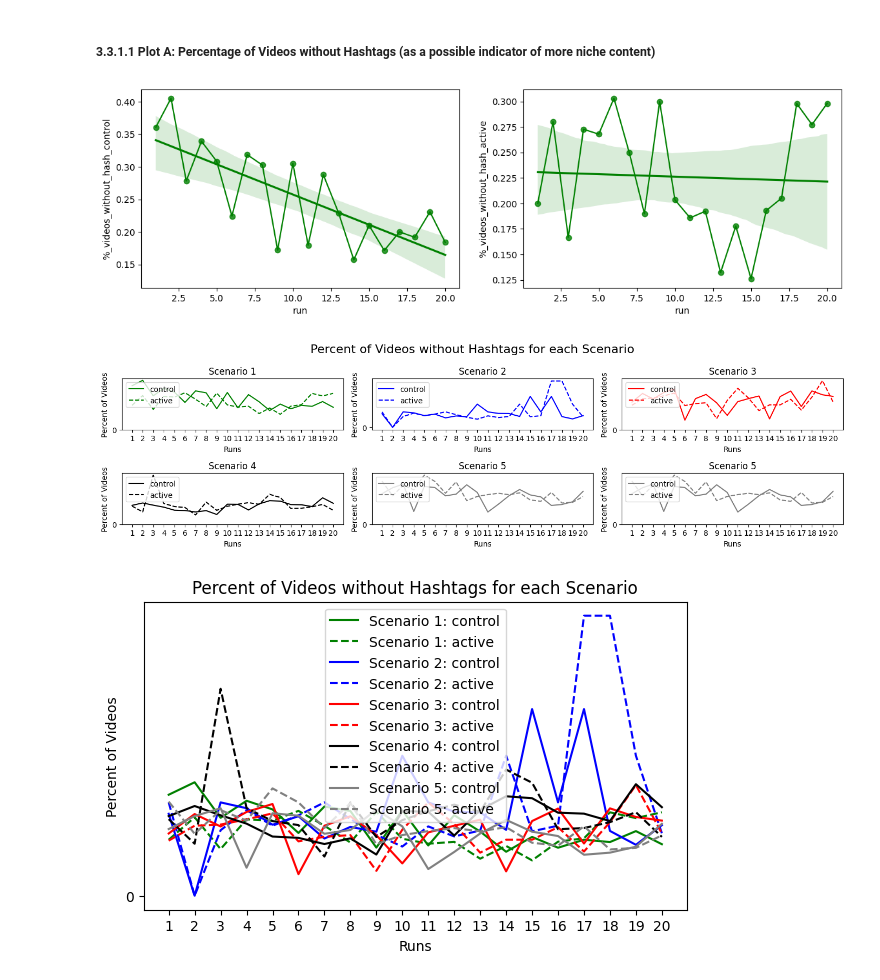
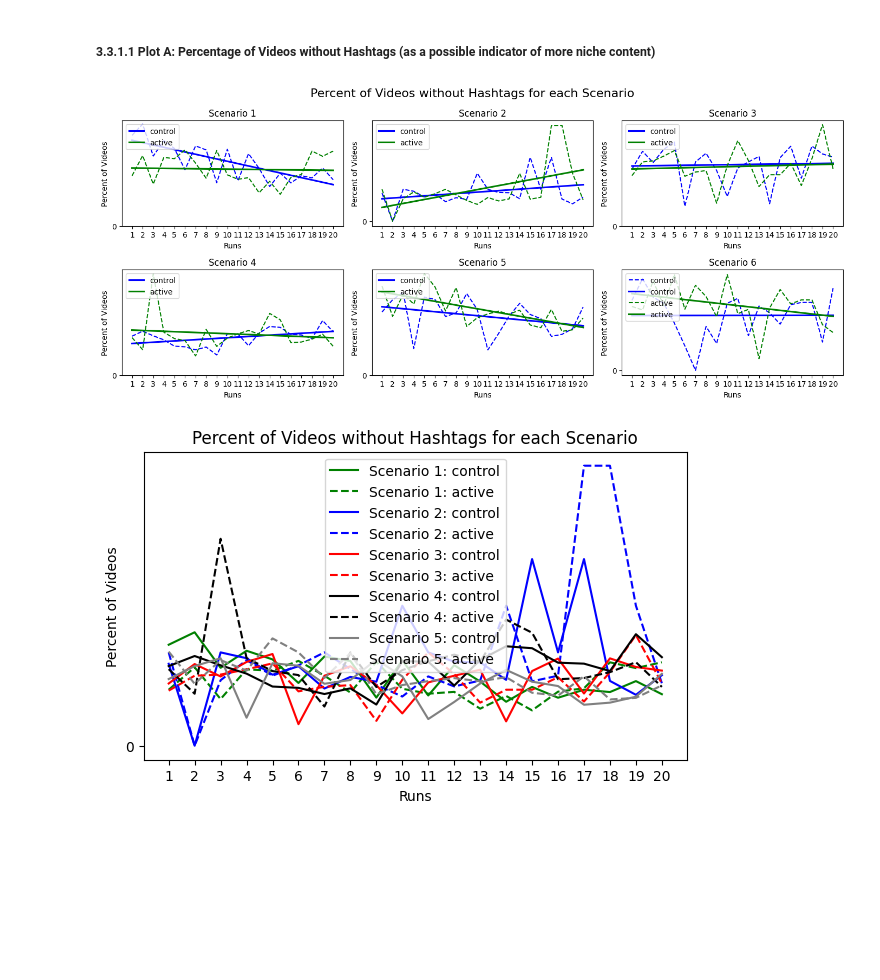
Before and after one commit to mlsmzk/tiktok-like-experiment, a Jupyter notebook: data_analysis/analysis.ipynb, the cells around one changed output. Cells and saved outputs as stored; diff of their text form; code cells hidden in the pictures; blank space fills up the shorter version.

Commit message:
import all data + plots

```diff
--- a/data_analysis/analysis.ipynb
+++ b/data_analysis/analysis.ipynb
@@ -736,9 +745,9 @@ def feed_div(scenario_num):
         elif scenario_num==5:
             control_set = sc5_control_all[sc5_control_all.run==run_num]
             active_set = sc5_active_all[sc5_active_all.run==run_num]
-        #elif scenario_num==6:
-        #    control_set = sc6_control_all[sc6_control_all.run==run_num]
-        #    active_set = sc6_active_all[sc6_active_all.run==run_num]
+        elif scenario_num==6:
+            control_set = sc6_control_all[sc6_control_all.run==run_num]
+            active_set = sc6_active_all[sc6_active_all.run==run_num]
 
         #computing jaccard similarity
         jaccard_hash.append(jaccard_similarity(set(clean_hashtags(control_set)[0]), set(clean_hashtags(active_set)[0]))) #hashtag
@@ -762,63 +771,62 @@ def feed_summary(scenario_num):
 ### 3.3.1 Hashtag Visualizations
 # %% [markdown]
 ##### 3.3.1.1 Plot A: Percentage of Videos without Hashtags (as a possible indicator of more niche content)
-# %%
-fig, axes = plt.subplots(nrows=1, ncols=2, figsize=(14, 4))
-ax1, ax2 = axes.flatten()
-
-ax1.plot(feed_summary(1)["run"], feed_summary(1)["%_videos_without_hash_control"], color='green', linestyle='solid', label="control")
-sns.regplot(x="run", y="%_videos_without_hash_control", data = feed_summary(1), color = 'green', label = "control", ci=None, scatter=None, ax=ax1)
-
-ax2.plot(feed_summary(1)["run"], feed_summary(1)["%_videos_without_hash_active"], color='green', linestyle='solid', label="control")
-sns.regplot(x="run", y="%_videos_without_hash_active", data = feed_summary(1), color = 'green', label = "control", ci=None, scatter=None, ax=ax2)
-
-plt.show()
-# %% [output]
-[figure, removed]
 # %%
-fig, axes = plt.subplots(nrows=2, ncols=3, figsize=(14, 4))
+fig, axes = plt.subplots(nrows=2, ncols=3, figsize=(14, 6))
 ax1, ax2, ax3, ax4, ax5, ax6 = axes.flatten()
 
-ax1.plot(feed_summary(1)["run"], feed_summary(1)["%_videos_without_hash_control"], color='green', linestyle='solid', label="control")
-ax1.regplot(x="run", y="jaccard_hash", data = feed_summary(1), color = 'blue', label = "Hashtag Jaccard Score", ci=None, scatter=None)
-ax1.plot(feed_summary(1)["run"], feed_summary(1)["%_videos_without_hash_active"], color='green', linestyle='dashed', label="active")
+#control - blue
+#active - green
+#plot - dashed
+#regplot - solid
+
+ax1.plot(feed_summary(1)["run"], feed_summary(1)["%_videos_without_hash_control"], color='blue', linestyle='dashed')
+sns.regplot(x="run", y="%_videos_without_hash_control", data = feed_summary(1), color = 'blue', label = "control", ci=None, scatter=None, ax=ax1)
+ax1.plot(feed_summary(1)["run"], feed_summary(1)["%_videos_without_hash_active"], color='green', linestyle='dashed')
+sns.regplot(x="run", y="%_videos_without_hash_active", data = feed_summary(1), color = 'green', label = "active", ci=None, scatter=None, ax=ax1)
 ax1.legend(loc="upper left"); ax1.set_title("Scenario 1")
 ax1.set_xticks(np.arange(1,21,1)); ax1.set_xlabel("Runs"); ax1.set_yticks(np.arange(0, 1, 10)); ax1.set_ylabel("Percent of Videos")
 
-ax2.plot(feed_summary(2)["run"], feed_summary(2)["%_videos_without_hash_control"], color='blue', linestyle='solid', label="control")
-ax2.plot(feed_summary(2)["run"], feed_summary(2)["%_videos_without_hash_active"], color='blue', linestyle='dashed', label="active")
+ax2.plot(feed_summary(2)["run"], feed_summary(2)["%_videos_without_hash_control"], color='blue', linestyle='dashed')
+sns.regplot(x="run", y="%_videos_without_hash_control", data = feed_summary(2), color = 'blue', label = "control", ci=None, scatter=None, ax=ax2)
+ax2.plot(feed_summary(2)["run"], feed_summary(2)["%_videos_without_hash_active"], color='green', linestyle='dashed')
+sns.regplot(x="run", y="%_videos_without_hash_active", data = feed_summary(2), color = 'green', label = "active", ci=None, scatter=None, ax=ax2)
 ax2.legend(loc="upper left"); ax2.set_title("Scenario 2")
 ax2.set_xticks(np.arange(1,21,1)); ax2.set_xlabel("Runs"); ax2.set_yticks(np.arange(0, 1, 10)); ax2.set_ylabel("Percent of Videos")
 
-ax3.plot(feed_summary(3)["run"], feed_summary(3)["%_videos_without_hash_control"], color='red', linestyle='solid', label="control")
-ax3.plot(feed_summary(3)["run"], feed_summary(3)["%_videos_without_hash_active"], color='red', linestyle='dashed', label="active")
+ax3.plot(feed_summary(3)["run"], feed_summary(3)["%_videos_without_hash_control"], color='blue', linestyle='dashed')
+sns.regplot(x="run", y="%_videos_without_hash_control", data = feed_summary(3), color = 'blue', label = "control", ci=None, scatter=None, ax=ax3)
+ax3.plot(feed_summary(3)["run"], feed_summary(3)["%_videos_without_hash_active"], color='green', linestyle='dashed')
+sns.regplot(x="run", y="%_videos_without_hash_active", data = feed_summary(3), color = 'green', label = "active", ci=None, scatter=None, ax=ax3)
 ax3.legend(loc="upper left"); ax3.set_title("Scenario 3")
 ax3.set_xticks(np.arange(1,21,1)); ax3.set_xlabel("Runs"); ax3.set_yticks(np.arange(0, 1, 10)); ax3.set_ylabel("Percent of Videos")
 
-ax4.plot(feed_summary(4)["run"], feed_summary(4)["%_videos_without_hash_control"], color='black', linestyle='solid', label="control")
-ax4.plot(feed_summary(4)["run"], feed_summary(4)["%_videos_without_hash_active"], color='black', linestyle='dashed', label="active")
+ax4.plot(feed_summary(4)["run"], feed_summary(4)["%_videos_without_hash_control"], color='blue', linestyle='dashed')
+sns.regplot(x="run", y="%_videos_without_hash_control", data = feed_summary(4), color = 'blue', label = "control", ci=None, scatter=None, ax=ax4)
+ax4.plot(feed_summary(4)["run"], feed_summary(4)["%_videos_without_hash_active"], color='green', linestyle='dashed')
+sns.regplot(x="run", y="%_videos_without_hash_active", data = feed_summary(4), color = 'green', label = "active", ci=None, scatter=None, ax=ax4)
 ax4.legend(loc="upper left"); ax4.set_title("Scenario 4")
 ax4.set_xticks(np.arange(1,21,1)); ax4.set_xlabel("Runs"); ax4.set_yticks(np.arange(0, 1, 10)); ax4.set_ylabel("Percent of Videos")
 
-ax5.plot(feed_summary(5)["run"], feed_summary(5)["%_videos_without_hash_control"], color='gray', linestyle='solid', label="control")
-ax5.plot(feed_summary(5)["run"], feed_summary(5)["%_videos_without_hash_active"], color='gray', linestyle='dashed', label="active")
+ax5.plot(feed_summary(5)["run"], feed_summary(5)["%_videos_without_hash_control"], color='blue', linestyle='dashed')
+sns.regplot(x="run", y="%_videos_without_hash_control", data = feed_summary(5), color = 'blue', label = "control", ci=None, scatter=None, ax=ax5)
+ax5.plot(feed_summary(5)["run"], feed_summary(5)["%_videos_without_hash_active"], color='green', linestyle='dashed')
+sns.regplot(x="run", y="%_videos_without_hash_active", data = feed_summary(5), color = 'green', label = "active", ci=None, scatter=None, ax=ax5)
 ax5.legend(loc="upper left"); ax5.set_title("Scenario 5")
 ax5.set_xticks(np.arange(1,21,1)); ax5.set_xlabel("Runs"); ax5.set_yticks(np.arange(0, 1, 10)); ax5.set_ylabel("Percent of Videos")
 
-ax6.plot(feed_summary(5)["run"], feed_summary(5)["%_videos_without_hash_control"], color='gray', linestyle='solid', label="control")
-ax6.plot(feed_summary(5)["run"], feed_summary(5)["%_videos_without_hash_active"], color='gray', linestyle='dashed', label="active")
-ax6.legend(loc="upper left"); ax6.set_title("Scenario 5")
+ax6.plot(feed_summary(6)["run"], feed_summary(6)["%_videos_without_hash_control"], color='blue', linestyle='dashed', label="control")
+sns.regplot(x="run", y="%_videos_without_hash_control", data = feed_summary(6), color = 'blue', label = "control", ci=None, scatter=None, ax=ax6)
+ax6.plot(feed_summary(6)["run"], feed_summary(6)["%_videos_without_hash_active"], color='green', linestyle='dashed', label="active")
+sns.regplot(x="run", y="%_videos_without_hash_active", data = feed_summary(6), color = 'green', label = "active", ci=None, scatter=None, ax=ax6)
+ax6.legend(loc="upper left"); ax6.set_title("Scenario 6")
 ax6.set_xticks(np.arange(1,21,1)); ax6.set_xlabel("Runs"); ax6.set_yticks(np.arange(0, 1, 10)); ax6.set_ylabel("Percent of Videos")
-
-#ax6.plot(feed_summary(6)["run"], feed_summary(6)["%_videos_without_hash_control"], color='pink', linestyle='solid', label="control")
-#ax6.plot(feed_summary(6)["run"], feed_summary(6)["%_videos_without_hash_active"], color='pink', linestyle='dashed', label="active")
-#ax6.legend(loc="upper left"); ax6.set_title("Scenario 6")
 
 plt.suptitle("Percent of Videos without Hashtags for each Scenario", size=16)
 plt.tight_layout()
 plt.show()
 # %% [output]
-[figure, old version]
+[figure, new version]
 # %%
 figa, axa = plt.subplots(figsize=(7,4)) #change variable names later
 
```
Also changed, not shown: parts of 13 cells of this notebook.
